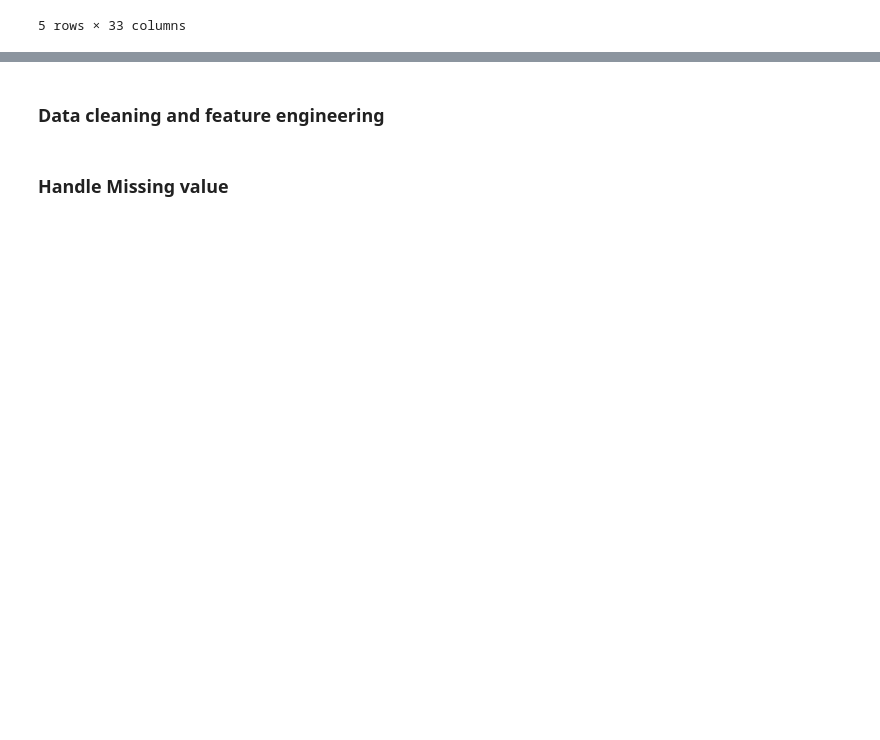
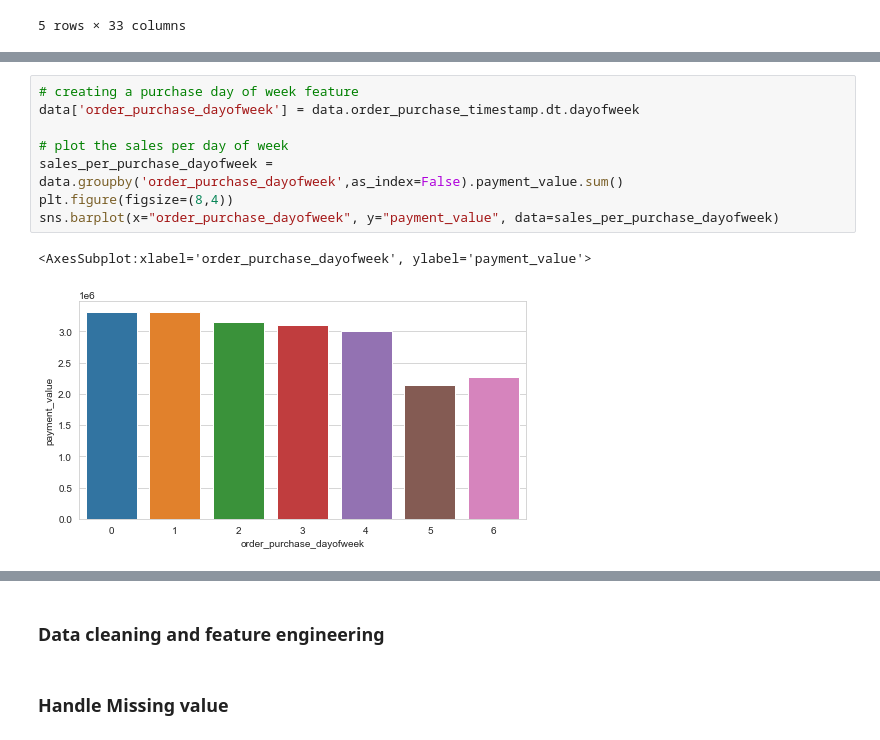
Before and after one commit to jiahuiwang2020/Data-Science-Project, a Jupyter notebook: E_Commerce/Main.ipynb, the cells around one changed output, grey strips where cells are left out. Saved outputs shown, nothing was run; the diff lists cells and outputs as text; blank space fills up the shorter version.

```diff
--- a/E_Commerce/Main.ipynb
+++ b/E_Commerce/Main.ipynb
@@ -290,0 +305,11 @@ product_category_name: category name in English
+# %%
+# creating a purchase day of week feature
+data['order_purchase_dayofweek'] = data.order_purchase_timestamp.dt.dayofweek
+
+# plot the sales per day of week
+sales_per_purchase_dayofweek = data.groupby('order_purchase_dayofweek',as_index=False).payment_value.sum()
+plt.figure(figsize=(8,4))
+sns.barplot(x="order_purchase_dayofweek", y="payment_value", data=sales_per_purchase_dayofweek)
+# %% [output]
+<AxesSubplot:xlabel='order_purchase_dayofweek', ylabel='payment_value'>
+[figure, added]
```
Also changed, not shown: parts of 78 cells of this notebook.
